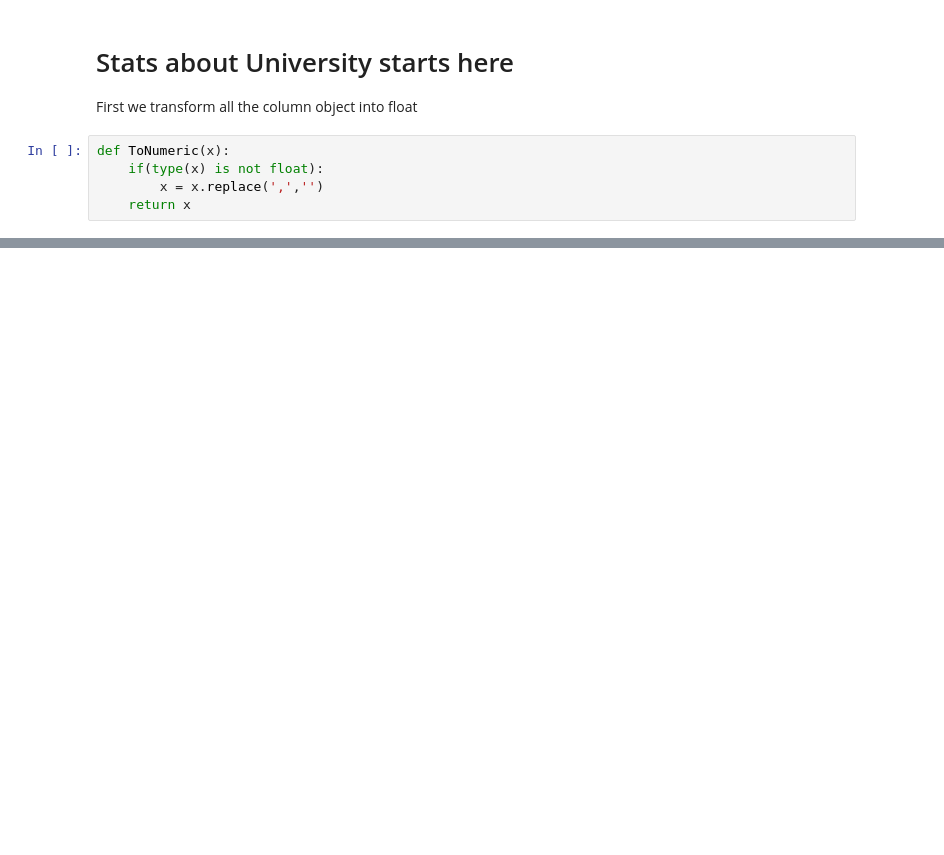
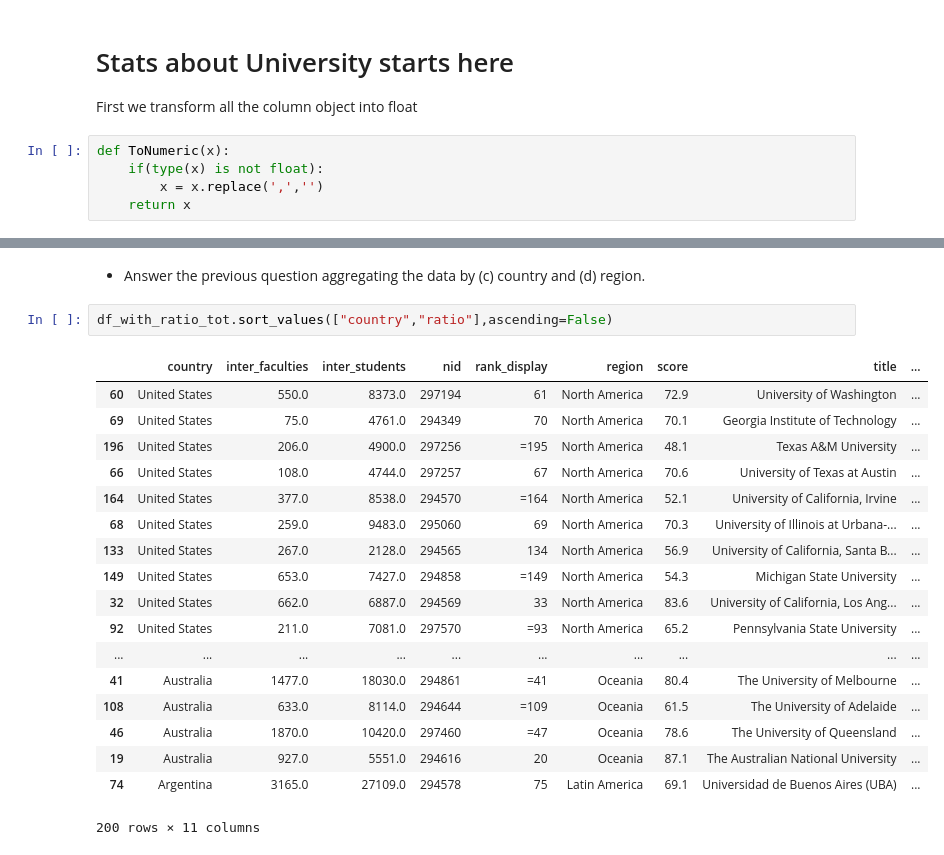
Before and after one commit to maxpr/ADA, a Jupyter notebook: 02 - Data from the Web/Homework2.ipynb, the cells around one changed output, grey strips where cells are left out. Drawn from its saved outputs; the diff is of its cells as text; blank space fills up the shorter version.

```diff
--- a/02 - Data from the Web/Homework2.ipynb
+++ b/02 - Data from the Web/Homework2.ipynb
@@ -241,0 +245,23 @@ df_with_ratio_inter.sort_values(by="ratio",ascending=False).head()
+# %% [markdown]
+- Answer the previous question aggregating the data by (c) country and (d) region.
+# %%
+df_with_ratio_tot.sort_values(["country","ratio"],ascending=False)
+# %% [output]
+|  | country | inter_faculties | inter_students | nid | rank_display | region | score | title | ... |
+| 60 | United States | 550.0 | 8373.0 | 297194 | 61 | North America | 72.9 | University of Washington | ... |
+| 69 | United States | 75.0 | 4761.0 | 294349 | 70 | North America | 70.1 | Georgia Institute of Technology | ... |
+| 196 | United States | 206.0 | 4900.0 | 297256 | =195 | North America | 48.1 | Texas A&M University | ... |
+| 66 | United States | 108.0 | 4744.0 | 297257 | 67 | North America | 70.6 | University of Texas at Austin | ... |
+| 164 | United States | 377.0 | 8538.0 | 294570 | =164 | North America | 52.1 | University of California, Irvine | ... |
+| 68 | United States | 259.0 | 9483.0 | 295060 | 69 | North America | 70.3 | University of Illinois at Urbana-... | ... |
+| 133 | United States | 267.0 | 2128.0 | 294565 | 134 | North America | 56.9 | University of California, Santa B... | ... |
+| 149 | United States | 653.0 | 7427.0 | 294858 | =149 | North America | 54.3 | Michigan State University | ... |
+| 32 | United States | 662.0 | 6887.0 | 294569 | 33 | North America | 83.6 | University of California, Los Ang... | ... |
+| 92 | United States | 211.0 | 7081.0 | 297570 | =93 | North America | 65.2 | Pennsylvania State University | ... |
+| ... | ... | ... | ... | ... | ... | ... | ... | ... | ... |
+| 41 | Australia | 1477.0 | 18030.0 | 294861 | =41 | Oceania | 80.4 | The University of Melbourne | ... |
+| 108 | Australia | 633.0 | 8114.0 | 294644 | =109 | Oceania | 61.5 | The University of Adelaide | ... |
+| 46 | Australia | 1870.0 | 10420.0 | 297460 | =47 | Oceania | 78.6 | The University of Queensland | ... |
+| 19 | Australia | 927.0 | 5551.0 | 294616 | 20 | Oceania | 87.1 | The Australian National University | ... |
+| 74 | Argentina | 3165.0 | 27109.0 | 294578 | 75 | Latin America | 69.1 | Universidad de Buenos Aires (UBA) | ... |
+200 rows × 11 columns
```
Also changed, not shown: parts of 5 cells of this notebook.
